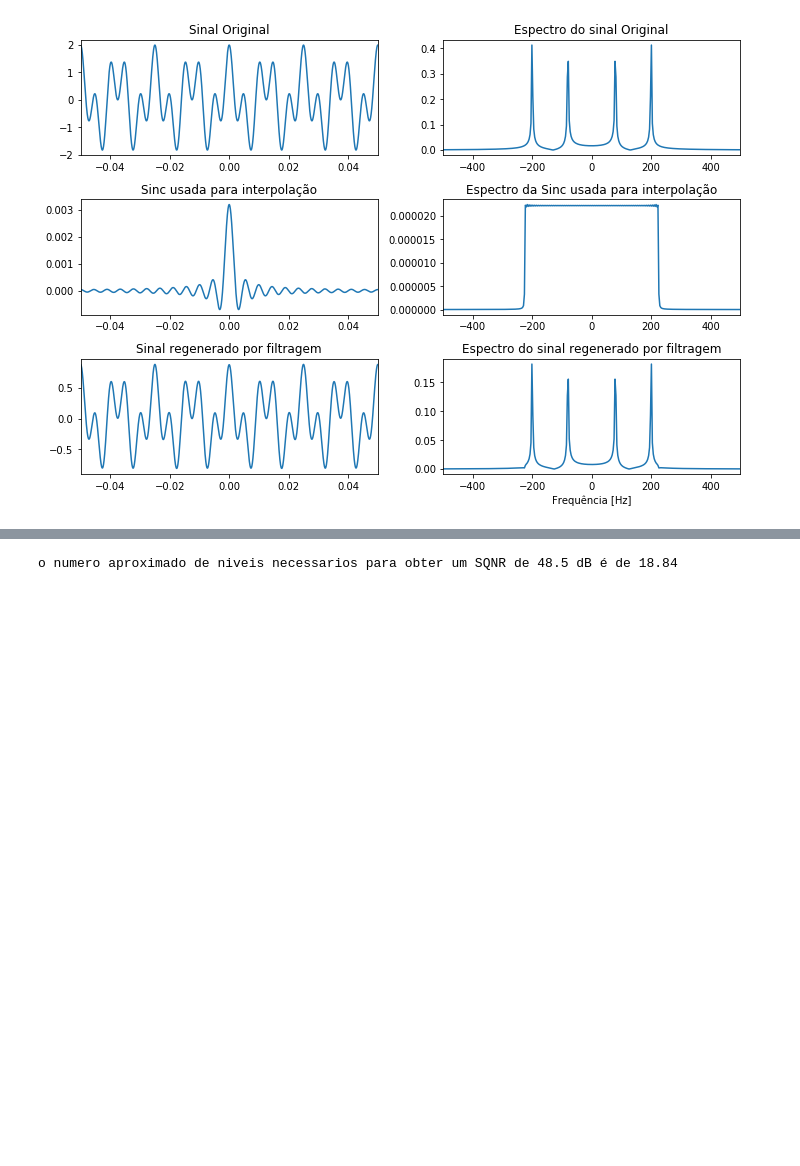
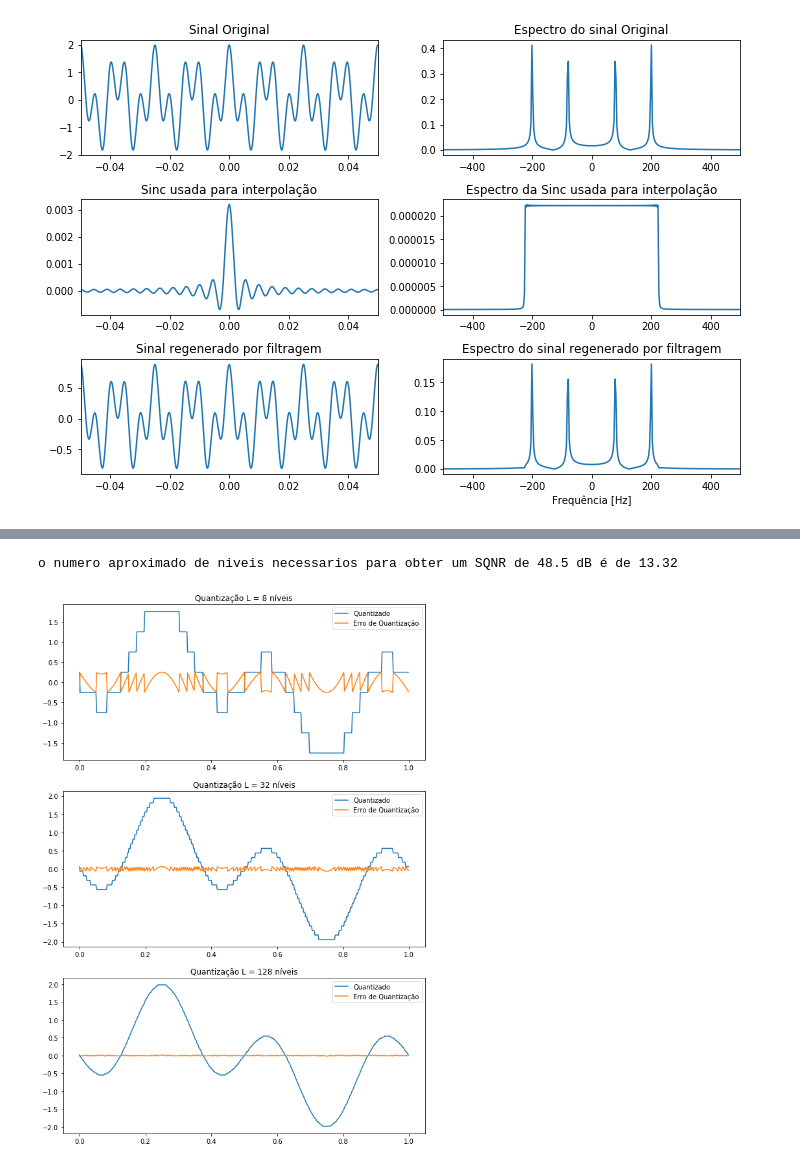
Before and after one commit to jpmarques-13/JoaoPaulo_dco2004, a Jupyter notebook: Pratica6/Entrega_h06.ipynb, the cells around one changed output, grey strips where cells are left out. Saved outputs shown, nothing was run; the diff lists cells and outputs as text; code cells hidden in the pictures; blank space fills up the shorter version.

```diff
--- a/Pratica6/Entrega_h06.ipynb
+++ b/Pratica6/Entrega_h06.ipynb
@@ -88,8 +92,9 @@ for il in range(0,len(L)):
     qindex[qindex >= Li] = Li-1   #Trunca o excedente de qindex
     q_out = q_level[qindex] #Distribui os níveis de cada elemento
     m1_t=m_t-q_out
-    M_f=np.fft.fft(m1_t)/(fs/fm)
+    M_f=np.fft.fft(abs(m1_t))/(fs/fm)
     Power2 = np.sum(abs(M_f)**2)
+    print(Power2)
     SQNR=20*np.log10(Power1/Power2)
 
 
@@ -106,7 +117,7 @@ plt.show()
 import numpy as np
 
 SQNR1 = 48.5
-L = np.sqrt(10**(SQNR1/20)*(4/3))
+L = np.sqrt(10**(SQNR1/20)*(2/3))
 print('o numero aproximado de niveis necessarios para obter um SQNR de 48.5 dB é de {:.2f} '.format(L))
 # %% [output]
-o numero aproximado de niveis necessarios para obter um SQNR de 48.5 dB é de 18.84
+o numero aproximado de niveis necessarios para obter um SQNR de 48.5 dB é de 13.32
@@ -112,0 +126,48 @@ o numero aproximado de niveis necessarios para obter um SQNR de 48.5 dB é de 18
+# %%
+import numpy as np
+from matplotlib import pyplot as plt
+import scipy.io
+
+mat = scipy.io.loadmat('Amostragem.mat')
+
+T =  mat['T']
+fs = 1/T
+Tf = mat['Tf']
+t = mat['t']
+fm1 = mat['fm1']
+fm2 = mat['fm2']
+m_t = mat['m_t']
+ts = mat['ts']
+N_samp = mat['N_samp']
+s_out = mat['s_out']
+lfft = mat['lfft']
+M_f = mat['M_f']
+S_out = mat['S_out']
+Fs = mat['Fs']
+freq = mat['freq']
+L = [8, 32, 128]
+sig_max=max(m_t[0])                                     # Encontra pico máximo
+sig_min=min(m_t[0])
+plt.figure(1,[10,15])
+for il in range(0,len(L)):
+    Li = L[il]
+    Delta=(sig_max-sig_min)/Li                       # Intervalo de quantização (distância entre um nível e outro)
+    q_level=np.arange(sig_min+Delta/2,sig_max,Delta) # Vetor com as amplitudes dos Q níveis (Ex: nível 4 -- q_level(4)= -0.05V)
+
+    sigp=m_t[0]-sig_min                                 # Deixa o sinal somente com amplitudes positivas (shift para cima)
+    # Calcula a quantidade de nívels (não inteiro ainda) de cada amostra (elementos >= 0)
+    sigp //= Delta
+
+    qindex = sigp.astype(int)     #Forçamos o tipo do array como int para usar seus valores como índices
+    qindex[qindex >= Li] = Li-1   #Trunca o excedente de qindex
+    q_out = q_level[qindex] #Distribui os níveis de cada elemento
+
+    ## Plotting
+    plt.subplot('{}1{}'.format(len(L),il+1))
+    plt.plot(t[0],q_out,t[0],(m_t[0]-q_out))
+    plt.title('Quantização L = {} níveis'.format(Li))
+    plt.legend([ "Quantizado", "Erro de Quantização"])
+
+plt.show()
+# %% [output]
+[figure, added]
```
Also changed, not shown: parts of 5 cells of this notebook, 5 other files.
